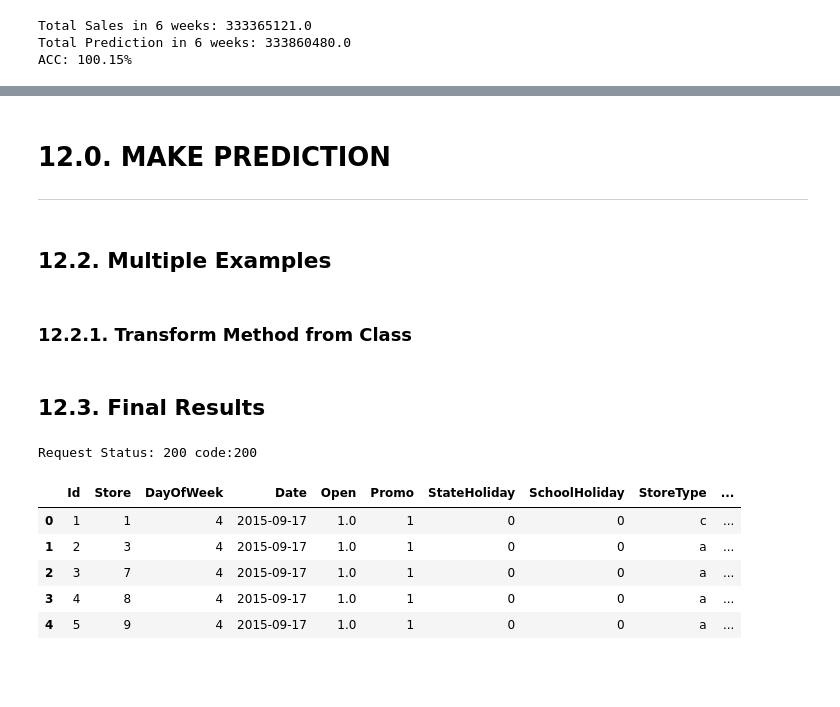
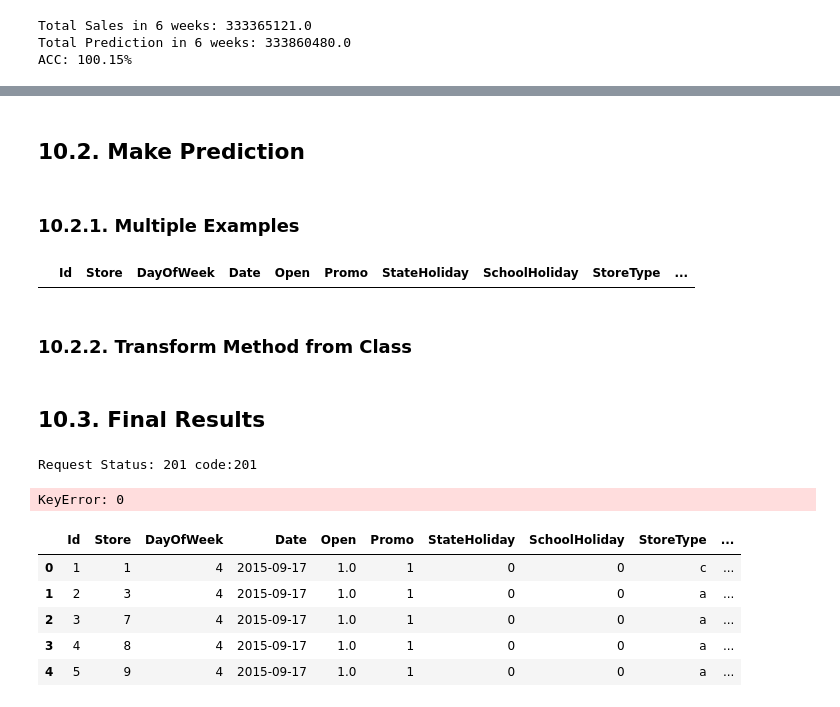
Before and after one commit to Meigarom/Predictive-Analytics, a Jupyter notebook: notebooks/Store-Sales-Forecast.ipynb, the cells around one changed output, grey strips where cells are left out. Drawn from its saved outputs; the diff is of its cells as text; code cells hidden in the pictures; blank space fills up the shorter version.

```diff
--- a/notebooks/Store-Sales-Forecast.ipynb
+++ b/notebooks/Store-Sales-Forecast.ipynb
@@ -1455,22 +1452,27 @@ ACC: 100.15%
 # %%
 # save the trained model
 pickle.dump( xgb_tunned, open( '/Users/meigarom/repos/Predictive-Analytics/model/model_{}.pkl'.format( 'xgb' ), 'wb' ) )
-# %% [markdown]
-# 12.0. MAKE PREDICTION
----
+# %% [markdown]
+## 10.2. Make Prediction
 # %% [markdown]
-## 12.2. Multiple Examples
+### 10.2.1. Multiple Examples
 # %%
 test_raw = pd.read_csv( '../data/test.csv' )
 
 # Merge dataset
 df_test = pd.merge( test_raw, df_stores_raw, on='Store', how='left' )
 
+df_test = df_test[df_test['Store'] == 6]
+
 # remove close days and undefined days
 df_test = df_test[~df_test['Open'].isnull()]
 df_test = df_test[df_test['Open'] != 0]
+# %%
+df_test.head()
+# %% [output]
+|  | Id | Store | DayOfWeek | Date | Open | Promo | StateHoliday | SchoolHoliday | StoreType | ... |
 # %% [markdown]
-### 12.2.1. Transform Method from Class
+### 10.2.2. Transform Method from Class
 # %%
 #df1 = df_test.copy()
 #
@@ -1559,15 +1561,15 @@ df_test = df_test[df_test['Open'] != 0]
 ## drop columns
 #df1 = df1.drop( ['id', 'date', 'open', 'state_holiday', 'school_holiday', 'is_promo', 'year', 'month', 'week_of_year', 'promo_interval', 'month_map'], axis=1 )
 # %% [markdown]
-## 12.3. Final Results
+## 10.3. Final Results
 # %%
 # data
 b = df_test.to_dict( orient='records' )
 d = json.dumps( b )
 
 # prediction request
-#url = 'http://0.0.0.0:5000/rossmann/predict'
-url = 'https://rossmann-model.herokuapp.com/rossmann/predict'
+url = 'http://0.0.0.0:5000/rossmann/predict'
+#url = 'https://rossmann-model.herokuapp.com/rossmann/predict'
 h = {'Content-type': 'application/json'}
 r = requests.post( url, data=d, headers=h )
 print( 'Request Status: {} code:{}'.format( r.status_code, r.status_code ) )
@@ -1575,7 +1577,8 @@ print( 'Request Status: {} code:{}'.format( r.status_code, r.status_code ) )
 # results
 df_results = pd.DataFrame( r.json(), columns=list( r.json()[0].keys() ) )
 # %% [output]
-Request Status: 200 code:200
+Request Status: 201 code:201
+KeyError: 0
 # %%
 df_results.head()
 # %% [output]
```
Also changed, not shown: parts of 61 cells of this notebook.
